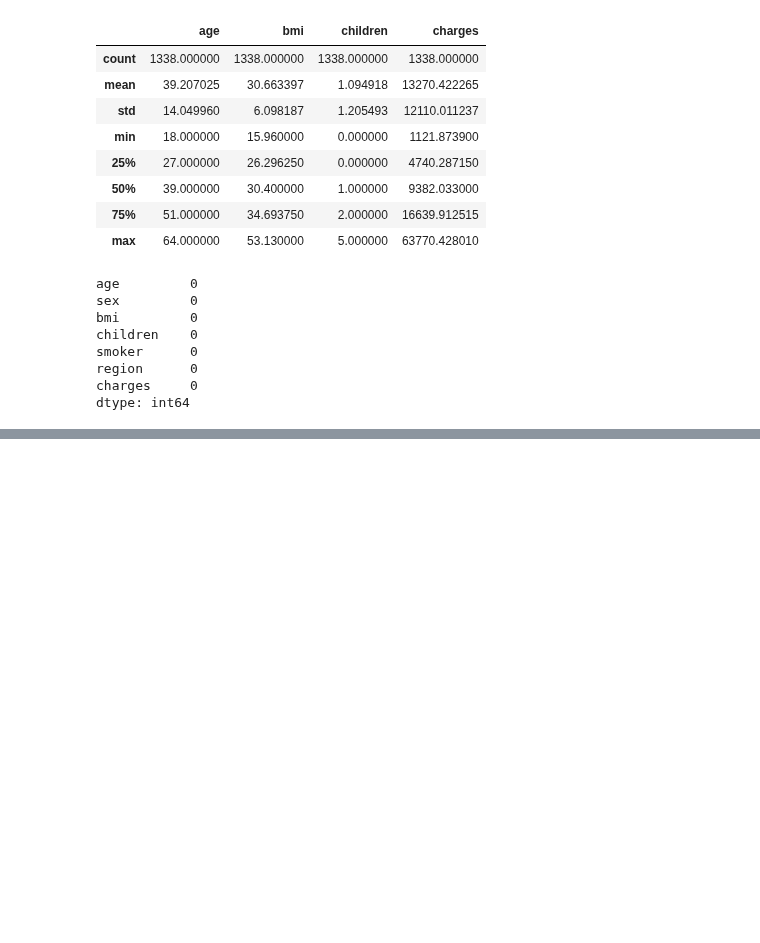
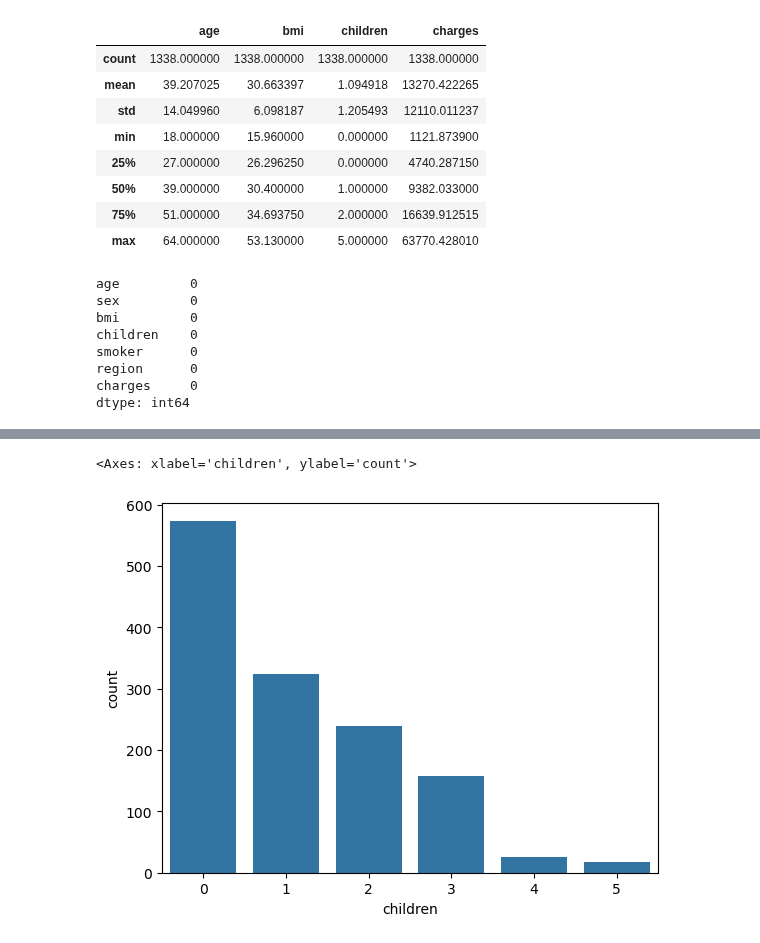
Before and after one commit to priyanshu5179/Machine-learning-part-1, a Jupyter notebook: insureance.ipynb, the cells around one changed output, grey strips where cells are left out. Drawn from its saved outputs; the diff is of its cells as text; code cells hidden in the pictures; blank space fills up the shorter version.

```diff
--- a/insureance.ipynb
+++ b/insureance.ipynb
@@ -56,0 +71,5 @@ dtype: int64
+# %%
+sns.countplot(x = df['children'])
+# %% [output]
+<Axes: xlabel='children', ylabel='count'>
+[figure, added]
```
Also changed, not shown: parts of 5 cells of this notebook.
